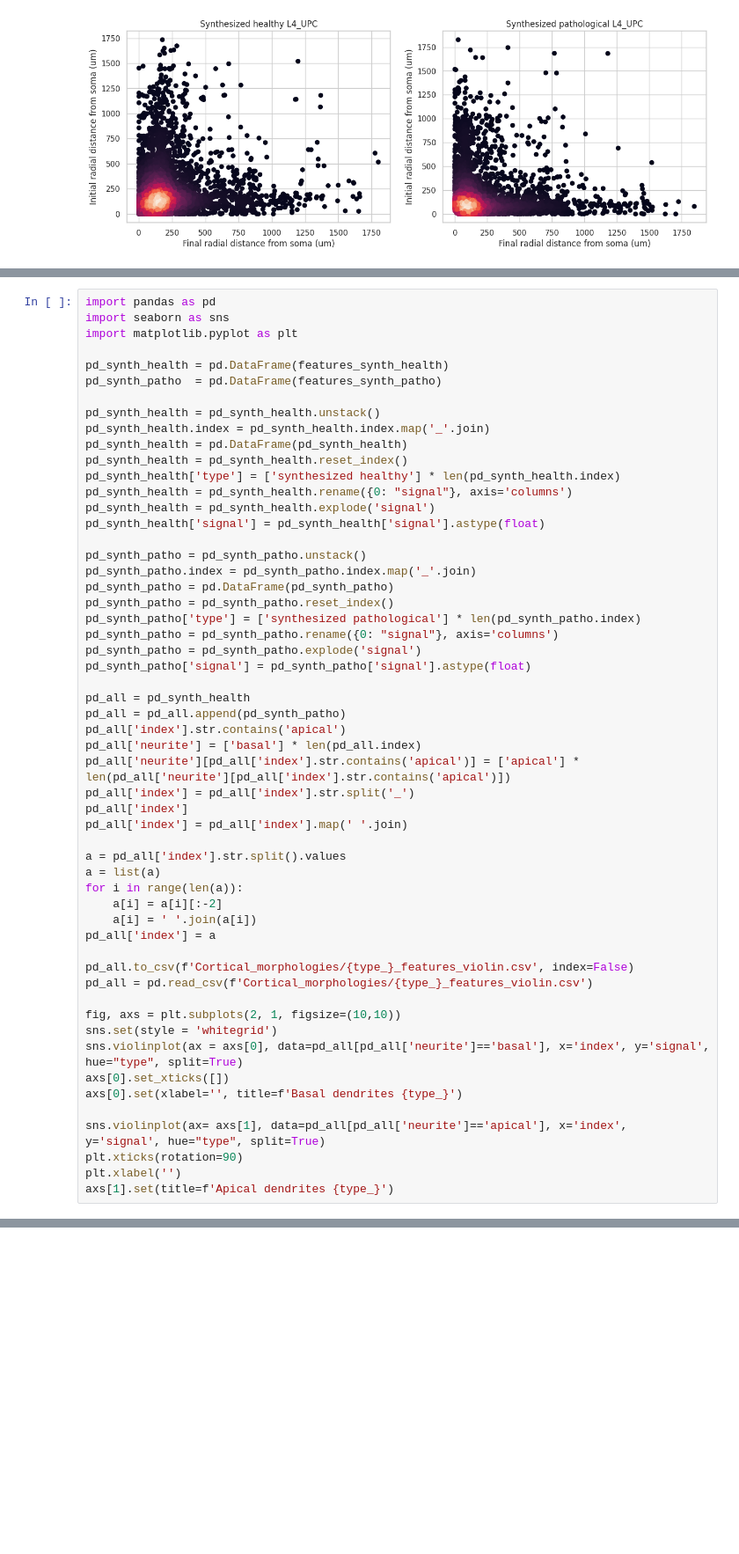
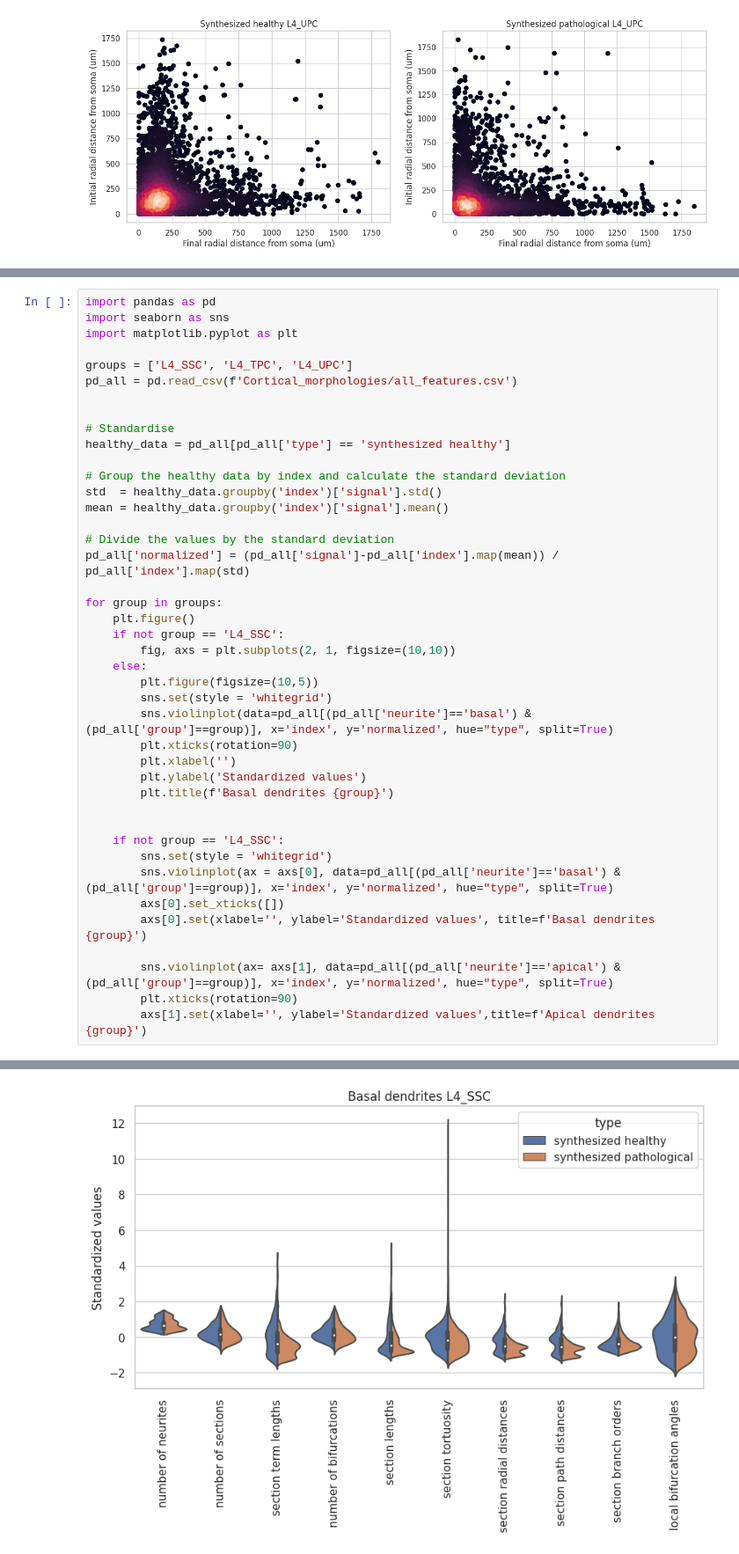
Before and after one commit to jazz031195/NeuroTS, a Jupyter notebook: examples/graphs_ines.ipynb, the cells around one changed output, grey strips where cells are left out. Shown at 88% size. Cells and saved outputs as stored; diff of their text form; blank space fills up the shorter version.

Commit message:
violin normalized + total section lengths

```diff
--- a/examples/graphs_ines.ipynb
+++ b/examples/graphs_ines.ipynb
@@ -346,54 +478,41 @@ import pandas as pd
 import seaborn as sns
 import matplotlib.pyplot as plt
 
-pd_synth_health = pd.DataFrame(features_synth_health)
-pd_synth_patho  = pd.DataFrame(features_synth_patho)
+groups = ['L4_SSC', 'L4_TPC', 'L4_UPC']
+pd_all = pd.read_csv(f'Cortical_morphologies/all_features.csv')
 
-pd_synth_health = pd_synth_health.unstack()
-pd_synth_health.index = pd_synth_health.index.map('_'.join)
-pd_synth_health = pd.DataFrame(pd_synth_health)
-pd_synth_health = pd_synth_health.reset_index()
-pd_synth_health['type'] = ['synthesized healthy'] * len(pd_synth_health.index)
-pd_synth_health = pd_synth_health.rename({0: "signal"}, axis='columns')
-pd_synth_health = pd_synth_health.explode('signal')
-pd_synth_health['signal'] = pd_synth_health['signal'].astype(float)
 
-pd_synth_patho = pd_synth_patho.unstack()
-pd_synth_patho.index = pd_synth_patho.index.map('_'.join)
-pd_synth_patho = pd.DataFrame(pd_synth_patho)
-pd_synth_patho = pd_synth_patho.reset_index()
-pd_synth_patho['type'] = ['synthesized pathological'] * len(pd_synth_patho.index)
-pd_synth_patho = pd_synth_patho.rename({0: "signal"}, axis='columns')
-pd_synth_patho = pd_synth_patho.explode('signal')
-pd_synth_patho['signal'] = pd_synth_patho['signal'].astype(float)
+# Standardise
+healthy_data = pd_all[pd_all['type'] == 'synthesized healthy']
 
-pd_all = pd_synth_health
-pd_all = pd_all.append(pd_synth_patho)
-pd_all['index'].str.contains('apical')
-pd_all['neurite'] = ['basal'] * len(pd_all.index)
-pd_all['neurite'][pd_all['index'].str.contains('apical')] = ['apical'] * len(pd_all['neurite'][pd_all['index'].str.contains('apical')])
-pd_all['index'] = pd_all['index'].str.split('_')
-pd_all['index']
-pd_all['index'] = pd_all['index'].map(' '.join)
+# Group the healthy data by index and calculate the standard deviation
+std  = healthy_data.groupby('index')['signal'].std()
+mean = healthy_data.groupby('index')['signal'].mean()
 
-a = pd_all['index'].str.split().values
-a = list(a)
-for i in range(len(a)):
-    a[i] = a[i][:-2]
-    a[i] = ' '.join(a[i])
-pd_all['index'] = a
+# Divide the values by the standard deviation
+pd_all['normalized'] = (pd_all['signal']-pd_all['index'].map(mean)) / pd_all['index'].map(std)
 
-pd_all.to_csv(f'Cortical_morphologies/{type_}_features_violin.csv', index=False)
-pd_all = pd.read_csv(f'Cortical_morphologies/{type_}_features_violin.csv')
+for group in groups:
+    plt.figure()
+    if not group == 'L4_SSC':
+        fig, axs = plt.subplots(2, 1, figsize=(10,10))
+    else:
+        plt.figure(figsize=(10,5))
+        sns.set(style = 'whitegrid')
+        sns.violinplot(data=pd_all[(pd_all['neurite']=='basal') & (pd_all['group']==group)], x='index', y='normalized', hue="type", split=True)
+        plt.xticks(rotation=90)
+        plt.xlabel('')
+        plt.ylabel('Standardized values')
+        plt.title(f'Basal dendrites {group}')
 
-fig, axs = plt.subplots(2, 1, figsize=(10,10))
-sns.set(style = 'whitegrid')
-sns.violinplot(ax = axs[0], data=pd_all[pd_all['neurite']=='basal'], x='index', y='signal', hue="type", split=True)
-axs[0].set_xticks([])
-axs[0].set(xlabel='', title=f'Basal dendrites {type_}')
 
-sns.violinplot(ax= axs[1], data=pd_all[pd_all['neurite']=='apical'], x='index', y='signal', hue="type", split=True)
-plt.xticks(rotation=90)
-plt.xlabel('')
-axs[1].set(title=f'Apical dendrites {type_}')
+    if not group == 'L4_SSC':
+        sns.set(style = 'whitegrid')
+        sns.violinplot(ax = axs[0], data=pd_all[(pd_all['neurite']=='basal') & (pd_all['group']==group)], x='index', y='normalized', hue="type", split=True)
+        axs[0].set_xticks([])
+        axs[0].set(xlabel='', ylabel='Standardized values', title=f'Basal dendrites {group}')
+
+        sns.violinplot(ax= axs[1], data=pd_all[(pd_all['neurite']=='apical') & (pd_all['group']==group)], x='index', y='normalized', hue="type", split=True)
+        plt.xticks(rotation=90)
+        axs[1].set(xlabel='', ylabel='Standardized values',title=f'Apical dendrites {group}')
 # %% [output]
@@ -403,0 +520 @@ See the caveats in the documentation: https://pandas.pydata.org/pandas-docs/stab
+[figure, new version]
```
Also changed, not shown: parts of 14 cells of this notebook.
